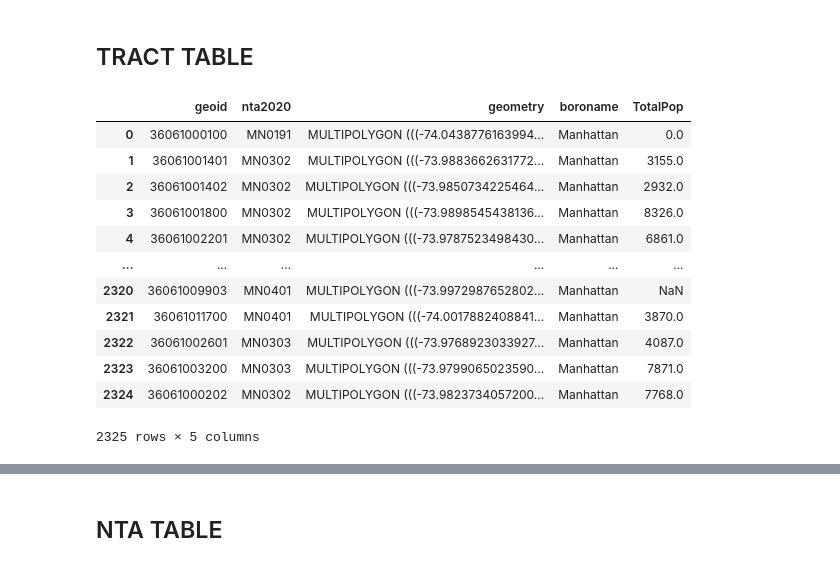
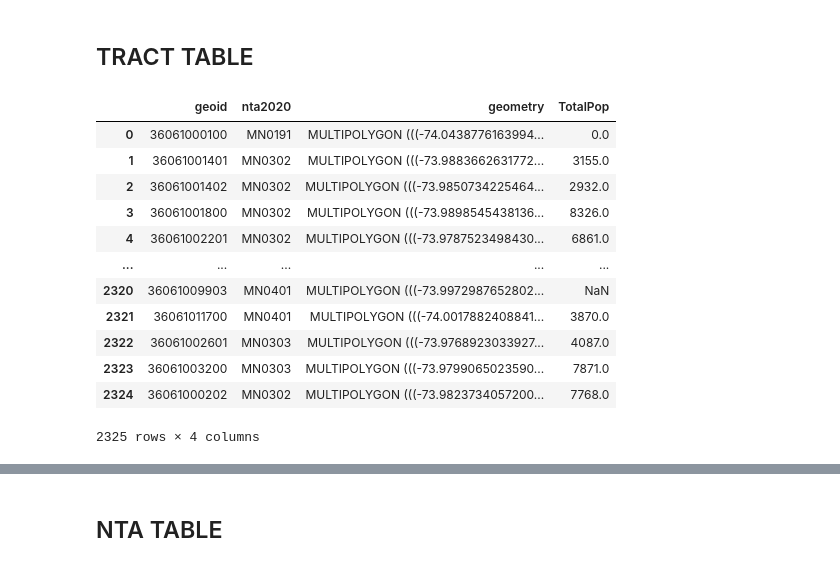
Before and after one commit to skrigel/nyc_food_supply_gap_analysis, a Jupyter notebook: preprocessing.ipynb, the cells around one changed output, grey strips where cells are left out. Drawn from its saved outputs; the diff is of its cells as text; code cells hidden in the pictures.

```diff
--- a/preprocessing.ipynb
+++ b/preprocessing.ipynb
@@ -105,19 +118,19 @@ pantries_table.to_csv(
 # %%
 tracts = pd.read_csv("data/model/tracts_table.csv")
 # %%
-tracts = tracts[['geoid','nta2020', 'geometry', 'boroname', 'TotalPop']]
+tracts = tracts[['geoid','nta2020', 'geometry', 'TotalPop']]
 tracts
 # %% [output]
-|  | geoid | nta2020 | geometry | boroname | TotalPop |
-| 0 | 36061000100 | MN0191 | MULTIPOLYGON (((-74.0438776163994... | Manhattan | 0.0 |
-| 1 | 36061001401 | MN0302 | MULTIPOLYGON (((-73.9883662631772... | Manhattan | 3155.0 |
-| 2 | 36061001402 | MN0302 | MULTIPOLYGON (((-73.9850734225464... | Manhattan | 2932.0 |
-| 3 | 36061001800 | MN0302 | MULTIPOLYGON (((-73.9898545438136... | Manhattan | 8326.0 |
-| 4 | 36061002201 | MN0302 | MULTIPOLYGON (((-73.9787523498430... | Manhattan | 6861.0 |
-| ... | ... | ... | ... | ... | ... |
-| 2320 | 36061009903 | MN0401 | MULTIPOLYGON (((-73.9972987652802... | Manhattan | NaN |
-| 2321 | 36061011700 | MN0401 | MULTIPOLYGON (((-74.0017882408841... | Manhattan | 3870.0 |
-| 2322 | 36061002601 | MN0303 | MULTIPOLYGON (((-73.9768923033927... | Manhattan | 4087.0 |
-| 2323 | 36061003200 | MN0303 | MULTIPOLYGON (((-73.9799065023590... | Manhattan | 7871.0 |
-| 2324 | 36061000202 | MN0302 | MULTIPOLYGON (((-73.9823734057200... | Manhattan | 7768.0 |
+|  | geoid | nta2020 | geometry | TotalPop |
+| 0 | 36061000100 | MN0191 | MULTIPOLYGON (((-74.0438776163994... | 0.0 |
+| 1 | 36061001401 | MN0302 | MULTIPOLYGON (((-73.9883662631772... | 3155.0 |
+| 2 | 36061001402 | MN0302 | MULTIPOLYGON (((-73.9850734225464... | 2932.0 |
+| 3 | 36061001800 | MN0302 | MULTIPOLYGON (((-73.9898545438136... | 8326.0 |
+| 4 | 36061002201 | MN0302 | MULTIPOLYGON (((-73.9787523498430... | 6861.0 |
+| ... | ... | ... | ... | ... |
+| 2320 | 36061009903 | MN0401 | MULTIPOLYGON (((-73.9972987652802... | NaN |
+| 2321 | 36061011700 | MN0401 | MULTIPOLYGON (((-74.0017882408841... | 3870.0 |
+| 2322 | 36061002601 | MN0303 | MULTIPOLYGON (((-73.9768923033927... | 4087.0 |
+| 2323 | 36061003200 | MN0303 | MULTIPOLYGON (((-73.9799065023590... | 7871.0 |
+| 2324 | 36061000202 | MN0302 | MULTIPOLYGON (((-73.9823734057200... | 7768.0 |
-2325 rows × 5 columns
+2325 rows × 4 columns
```
Also changed, not shown: parts of 12 cells of this notebook, 13 other files.
